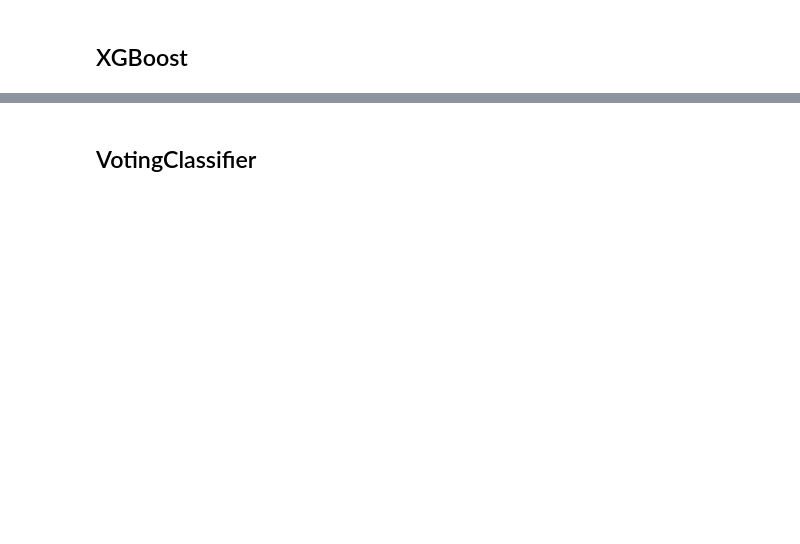
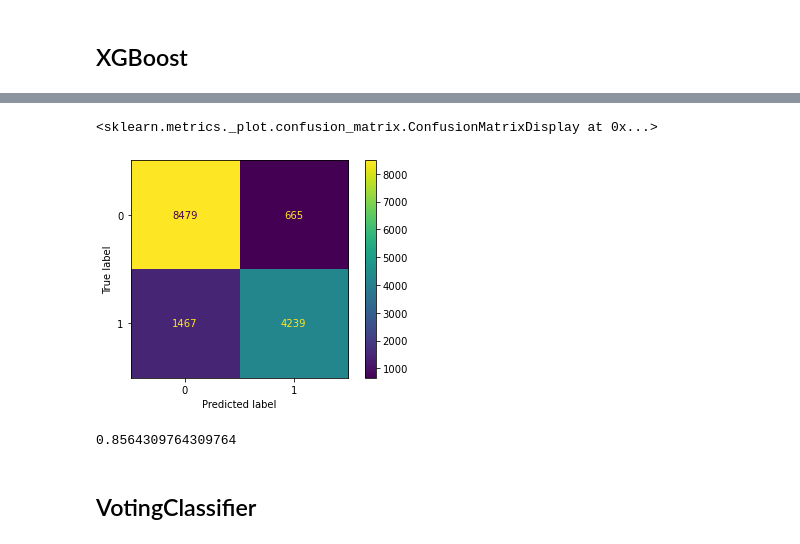
Before and after one commit to ericdnbn/machine_learning_water_pump_data_tanzania, a Jupyter notebook: Soohyun's work.ipynb, the cells around one changed output, grey strips where cells are left out. Drawn from its saved outputs; the diff is of its cells as text; code cells hidden in the pictures; blank space fills up the shorter version.

Commit message:
best model, feature importance

```diff
--- a/Soohyun's work.ipynb
+++ b/Soohyun's work.ipynb
@@ -621,3 +628,5 @@ xgb_pipeline = Pipeline(steps=[('tree_trans', tree_trans),
+# %%
+xgb_gs = GridSearchCV(estimator=xgb_pipeline, param_grid=xgb_grid, cv=3, return_train_score=True)
 # %%
-xgb_pipeline.fit(X_train, y_train)
+xgb_gs.fit(X_train, y_train)
 # %% [output]
@@ -657,0 +670,2 @@ Mean Test Score: 0.8377553310886644
+# %%
+best_model = xgb_gs.best_estimator_.fit(X_train, y_train)
@@ -657,0 +725,6 @@ Mean Test Score: 0.8377553310886644
+# %%
+y_test = y_test.map({'functional' : 0, 'non functional' : 1, 'functional needs repair' : 0})
+median_year_with_no_zero = X_test[X_test['construction_year'] > 0]['construction_year'].median()
+X_test.loc[(X_test['construction_year'] == 0),'construction_year'] = median_year_with_no_zero
+X_test.loc[(X_test['construction_year'] > X_test['recorded_year']),'construction_year'] = median_year_with_no_zero
+X_test['age'] = X_test['recorded_year'] - X_test['construction_year']
@@ -658,3 +747,12 @@ Mean Test Score: 0.8377553310886644
+# %%
+plot_confusion_matrix(xgb_gs, X_test, y_test)
+# %% [output]
+<sklearn.metrics._plot.confusion_matrix.ConfusionMatrixDisplay at 0x...>
+[figure, added]
+# %%
+xgb_gs.score(X_test, y_test)
+# %% [output]
+0.8564309764309764
 # %% [markdown]
 ## VotingClassifier
 # %%
```
Also changed, not shown: parts of 44 cells of this notebook.
